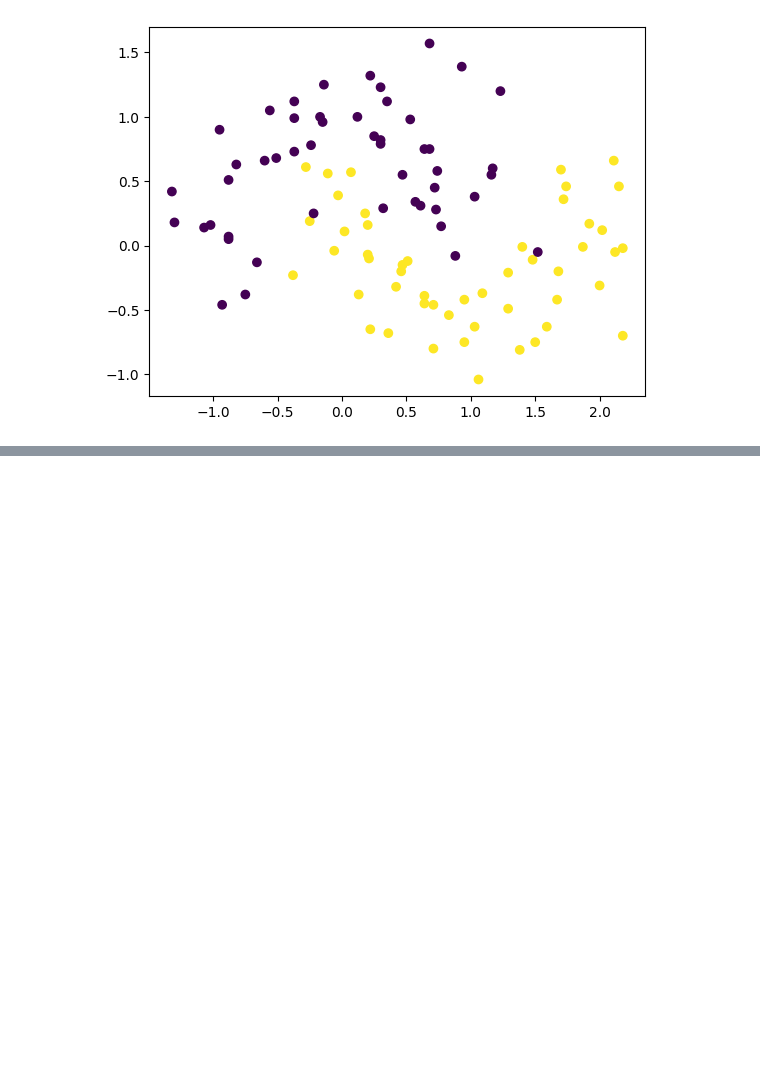
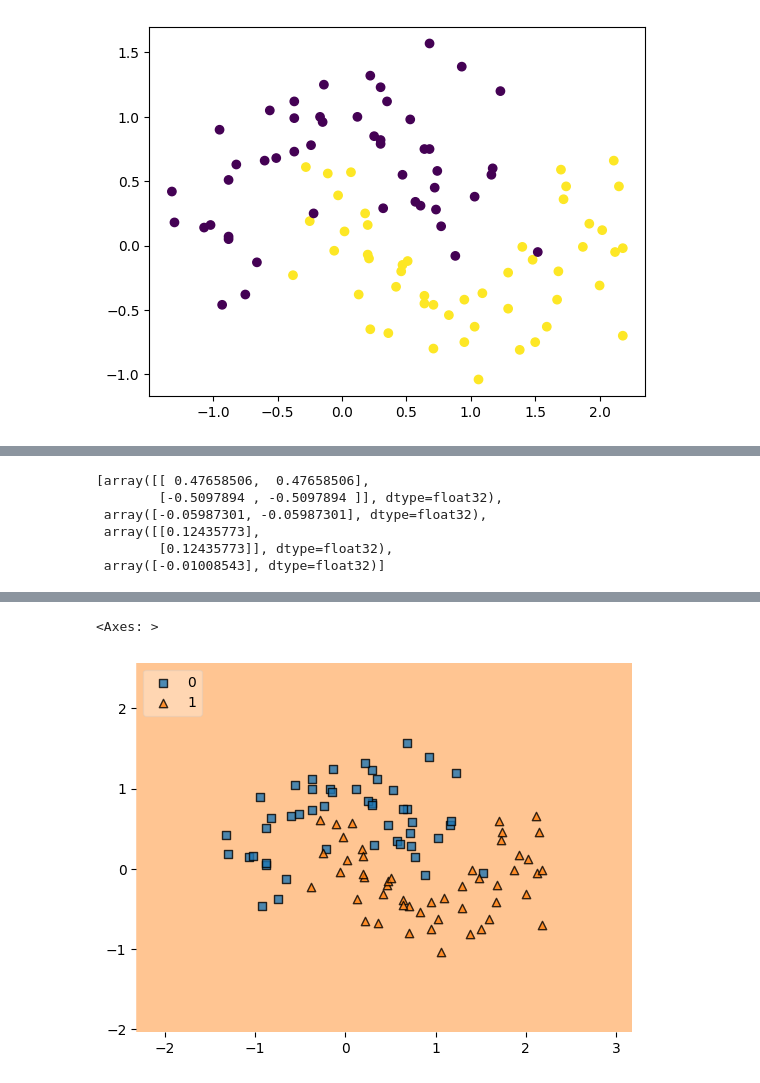
Before and after one commit to ajaykumar080286/DeepLearning, a Jupyter notebook: zero_initialization_simoid.ipynb, the cells around one changed output, grey strips where cells are left out. Saved outputs shown, nothing was run; the diff lists cells and outputs as text; code cells hidden in the pictures; blank space fills up the shorter version.

```diff
--- a/zero_initialization_simoid.ipynb
+++ b/zero_initialization_simoid.ipynb
@@ -31,0 +59,3 @@ plt.scatter(df['X'], df['Y'], c=df['class'])
+# %%
+model.set_weights(initial_weights)
+initial_weights
@@ -31,0 +69,7 @@ plt.scatter(df['X'], df['Y'], c=df['class'])
+# %%
+X=df.iloc[:,0:2]
+y=df.iloc[:,-1]
+# %%
+model.compile(optimizer='Adam', loss='binary_crossentropy', metrics=['accuracy'])
+# %%
+history = model.fit(X,y,epochs=100,validation_split=0.2)
@@ -31,0 +94,14 @@ plt.scatter(df['X'], df['Y'], c=df['class'])
+# %%
+model.get_weights()
+# %% [output]
+[array([[ 0.47658506,  0.47658506],
+        [-0.5097894 , -0.5097894 ]], dtype=float32),
+ array([-0.05987301, -0.05987301], dtype=float32),
+ array([[0.12435773],
+        [0.12435773]], dtype=float32),
+ array([-0.01008543], dtype=float32)]
+# %%
+from mlxtend.plotting import plot_decision_regions
+
+plot_decision_regions(X.values,y.values.astype('int'), clf=model, legend=2)
+# %% [output]
@@ -31,0 +109,2 @@ plt.scatter(df['X'], df['Y'], c=df['class'])
+<Axes: >
+[figure, added]
```
Also changed, not shown: parts of 7 cells of this notebook.
